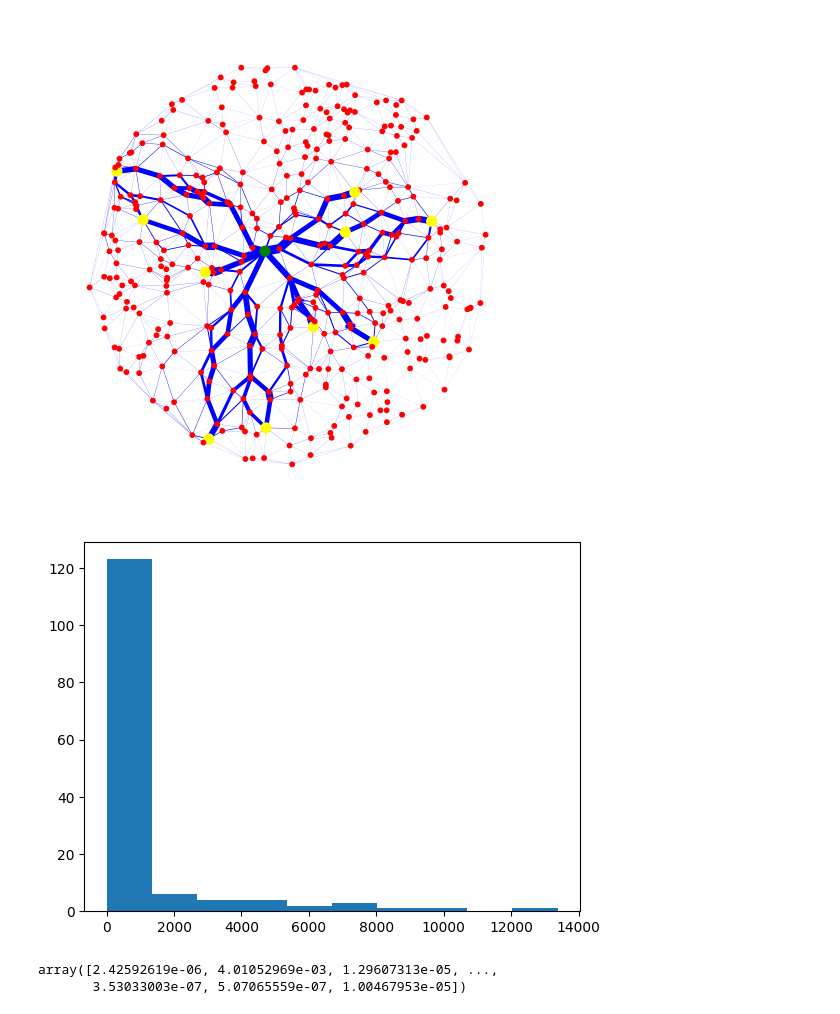
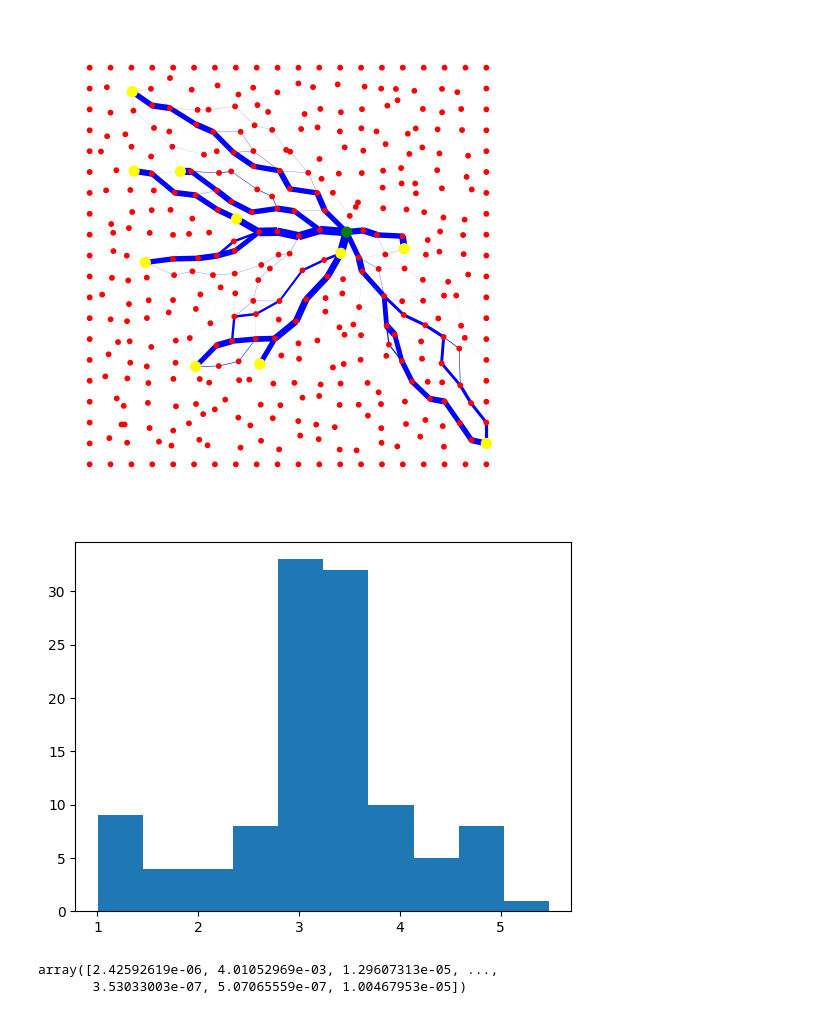
Before and after one commit to alifele/ProjectReport, a Jupyter notebook: ReviewPaper_Angiogenesis/CODES/FlowAdaptation.ipynb, the cells around one changed output. Drawn from its saved outputs; the diff is of its cells as text; code cells hidden in the pictures.

```diff
--- a/ReviewPaper_Angiogenesis/CODES/FlowAdaptation.ipynb
+++ b/ReviewPaper_Angiogenesis/CODES/FlowAdaptation.ipynb
@@ -274,8 +277,8 @@ dt = 0.1
 beta = 1
 mu=1
 # %%
-# nodes, edges, tri = generateMesh()
-nodes, edges, tri = generateMeshOnDisk_Random()
+nodes, edges, tri = generateMesh()
+# nodes, edges, tri = generateMeshOnDisk_Random()
 # nodes, edges, tri = generateMeshOnDisk_Uniform()
 
 
@@ -337,7 +340,7 @@ plt.gca().set_aspect('equal')
 
 plt.show()
 # %% [output]
-[figure, old version]
+[figure, new version]
 # %%
 # imageio.mimsave(gif_filename, images, fps=10)
 
@@ -351,10 +354,10 @@ plt.show()
 # plt.gca().set_aspect('equal')
 # plt.show()
 # %%
-CList = np.array([G.edges[n]["C"] for n in G.edges()])
+CList = np.array([(G.edges[n]["C"])**(1/4) for n in G.edges()])
 _=plt.hist(CList[CList>1])
 # %% [output]
-[figure, old version]
+[figure, new version]
 # %%
 CList[CList>0]
 # %% [output]
```
Also changed, not shown: parts of 10 cells of this notebook, 21 other files.
